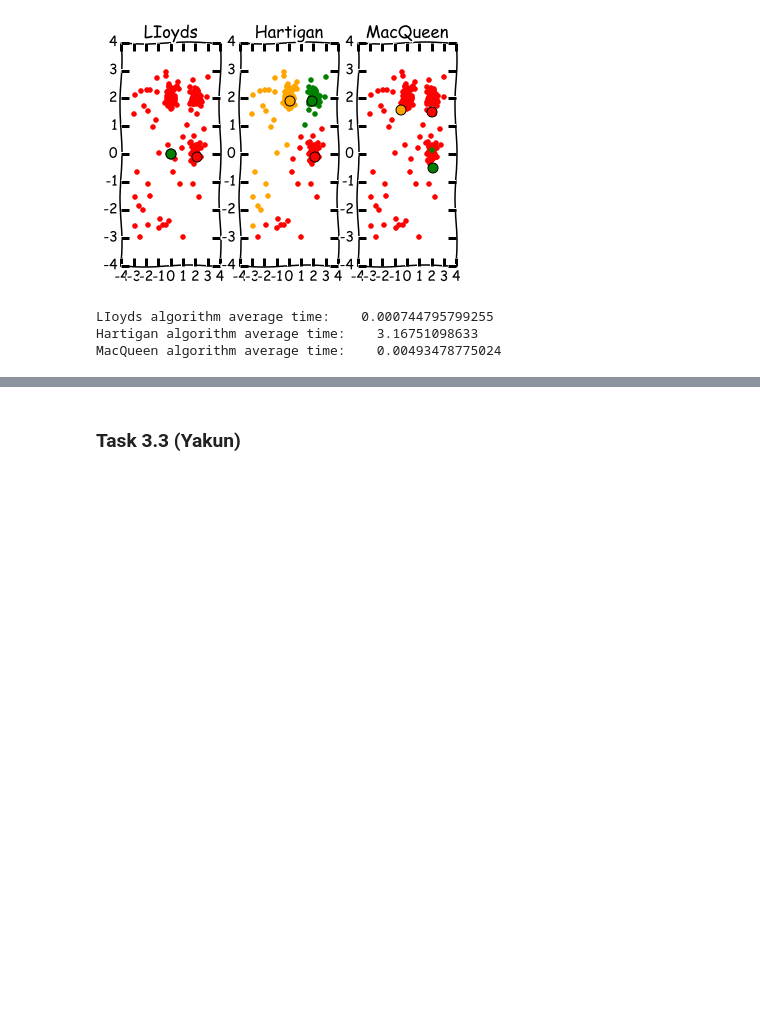
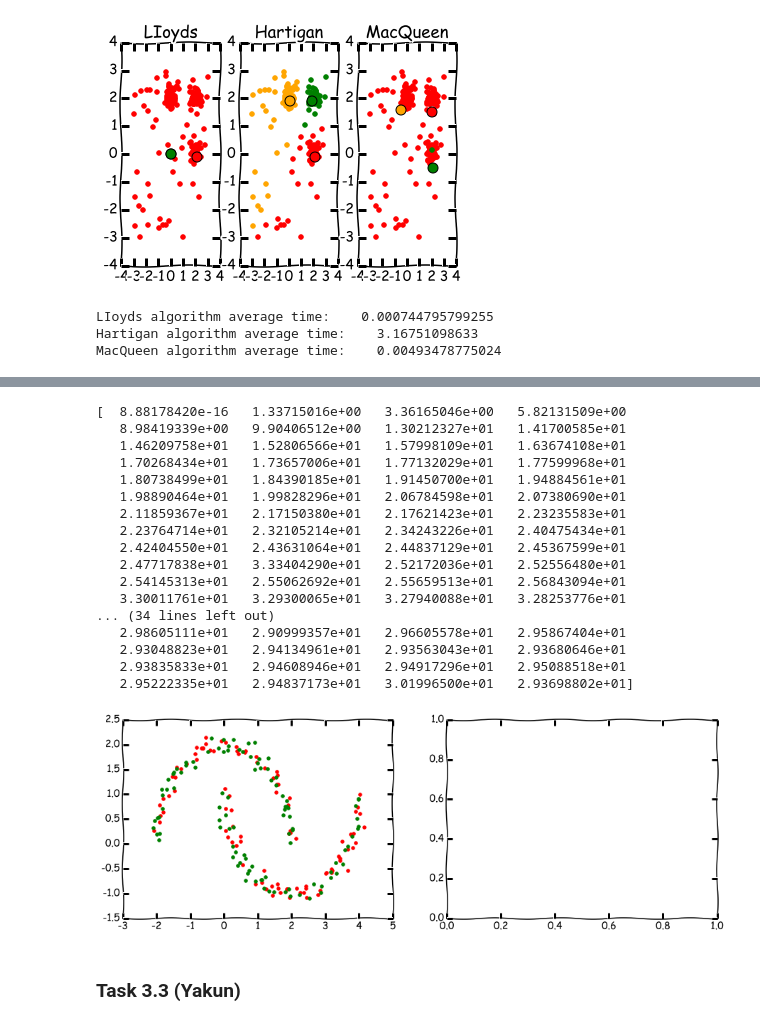
Before and after one commit to liyakun/Pattern-Recognition, a Jupyter notebook: ThirdProject/src3.ipynb, the cells around one changed output, grey strips where cells are left out. Saved outputs shown, nothing was run; the diff lists cells and outputs as text; code cells hidden in the pictures; blank space fills up the shorter version.

Commit message:
Implemented spectral

```diff
--- a/ThirdProject/src3.ipynb
+++ b/ThirdProject/src3.ipynb
@@ -282,3 +263,72 @@ TypeError: data type not understood
+# %%
+data = np.loadtxt('resources/data-clustering-2.csv', None, comments='#', delimiter=',')
+#plt.scatter(data[0],data[1])
+
+k = 2
+
+#use lloyds here
+#use MacQueen here
+#use Hartigan here
+
+n = len(data[0])
+S = np.zeros((n,n))
+beta = 1
+
+#spectral clustering
+for i in range(n):
+    for j in range(n):
+        xi = data[:,i]
+        xj = data[:,j]
+        S[i][j] = np.exp(-beta*(np.linalg.norm(xi-xj)**2))
+    D[i][i] = np.sum(S[i])
+
+L = D - S
+eigval,eigvec = numpy.linalg.eig(L)
+sort = np.argsort(eigval)
+eigval = eigval[sort]
+eigvec = eigvec[sort]
+
+
+cluster1 = [[],[]]
+cluster2 = [[],[]]
+for i in range(n):
+    if eigvec[2][i] > 0:
+        cluster1[0].append(data[0][i])
+        cluster1[1].append(data[1][i])
+    else:
+        cluster2[0].append(data[0][i])
+        cluster2[1].append(data[1][i])
+
+#plt.show()
+
+fig,axes = subplots(ncols=2, figsize=(15,5))
+ax = axes[0]
+ax.scatter(cluster1[0],cluster1[1], color='r')
+ax.scatter(cluster2[0],cluster2[1], color='g')
+plt.show()
+
+#To cluster the given data into two clusters C1 and C2, do the following:
+#If entry i of u2 is greater than 0 assign xi to cluster C1,
+#it it is less than zero, assign xi to cluster C2.
+# %% [output]
+[  8.88178420e-16   1.33715016e+00   3.36165046e+00   5.82131509e+00
+   8.98419339e+00   9.90406512e+00   1.30212327e+01   1.41700585e+01
+   1.46209758e+01   1.52806566e+01   1.57998109e+01   1.63674108e+01
+   1.70268434e+01   1.73657006e+01   1.77132029e+01   1.77599968e+01
+   1.80738499e+01   1.84390185e+01   1.91450700e+01   1.94884561e+01
+   1.98890464e+01   1.99828296e+01   2.06784598e+01   2.07380690e+01
+   2.11859367e+01   2.17150380e+01   2.17621423e+01   2.23235583e+01
+   2.23764714e+01   2.32105214e+01   2.34243226e+01   2.40475434e+01
+   2.42404550e+01   2.43631064e+01   2.44837129e+01   2.45367599e+01
+   2.47717838e+01   3.33404290e+01   2.52172036e+01   2.52556480e+01
+   2.54145313e+01   2.55062692e+01   2.55659513e+01   2.56843094e+01
+   3.30011761e+01   3.29300065e+01   3.27940088e+01   3.28253776e+01
+... (34 lines left out)
+   2.98605111e+01   2.90999357e+01   2.96605578e+01   2.95867404e+01
+   2.93048823e+01   2.94134961e+01   2.93563043e+01   2.93680646e+01
+   2.93835833e+01   2.94608946e+01   2.94917296e+01   2.95088518e+01
+   2.95222335e+01   2.94837173e+01   3.01996500e+01   2.93698802e+01]
+[figure, added]
 # %% [markdown]
 ### Task 3.3 (Yakun)
 # %%
```
Also changed, not shown: parts of 1 cell of this notebook, 1 other file.
